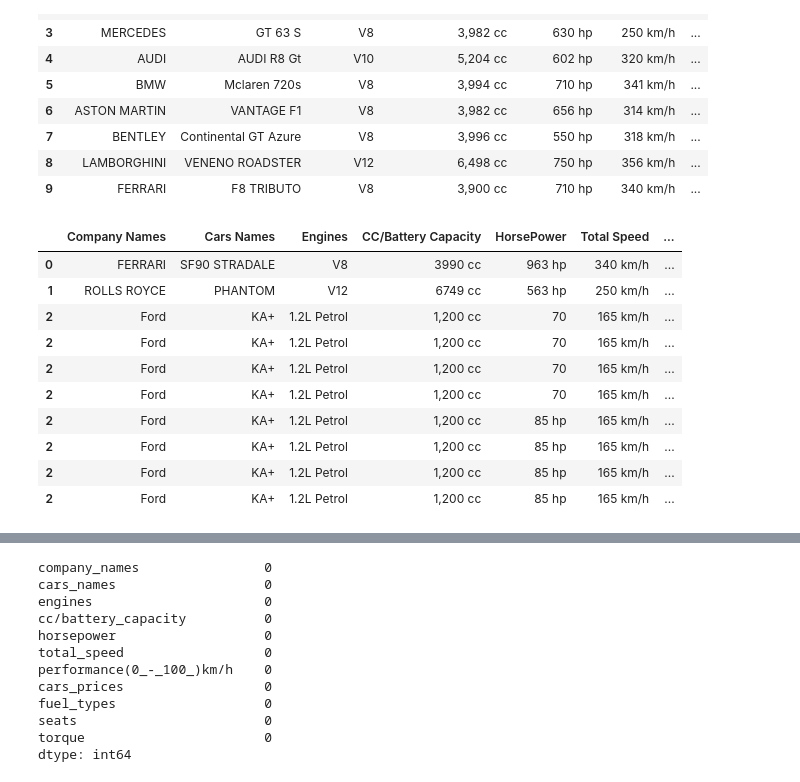
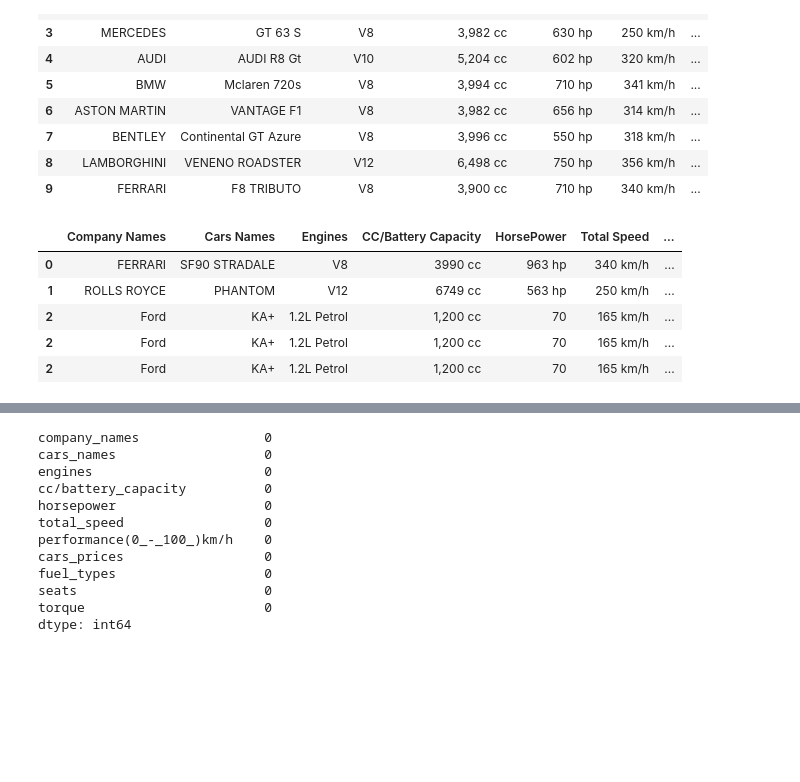
Before and after one commit to JoseSencion020796/Data-Science-Projects, a Jupyter notebook: Notebooks/Car_analysis_notebook.ipynb, the cells around one changed output, grey strips where cells are left out. Drawn from its saved outputs; the diff is of its cells as text; code cells hidden in the pictures; blank space fills up the shorter version.

```diff
--- a/Notebooks/Car_analysis_notebook.ipynb
+++ b/Notebooks/Car_analysis_notebook.ipynb
@@ -37,39 +39,34 @@ raw_data = raw_data.assign(
     Engines=raw_data['Engines'].str.split('/'),
     **{'CC/Battery Capacity': raw_data['CC/Battery Capacity'].str.split('/')},
     **{'Fuel Types': raw_data['Fuel Types'].str.split('/')},
     HorsePower=raw_data['HorsePower'].str.split('-'),
     **{'Cars Prices': raw_data['Cars Prices'].str.split('-')},
     Torque=raw_data['Torque'].str.split('-')
 )
 
 raw_data = (
     raw_data
     .explode('Engines')
     .explode('CC/Battery Capacity')
     .explode('Fuel Types')
     .explode('HorsePower')
     .explode('Cars Prices')
     .explode('Torque')
 )
 
 raw_data['Torque'] = raw_data['Torque'].str.split('/')
 raw_data['HorsePower'] = raw_data['HorsePower'].str.split('/')
 raw_data['CC/Battery Capacity'] = raw_data['CC/Battery Capacity'].str.split('-')
 
 raw_data = raw_data.explode('Torque').explode('HorsePower').explode('CC/Battery Capacity')
-raw_data.head(10)
+raw_data.head()
 # %% [output]
 |  | Company Names | Cars Names | Engines | CC/Battery Capacity | HorsePower | Total Speed | ... |
 | 0 | FERRARI | SF90 STRADALE | V8 | 3990 cc | 963 hp | 340 km/h | ... |
 | 1 | ROLLS ROYCE | PHANTOM | V12 | 6749 cc | 563 hp | 250 km/h | ... |
 | 2 | Ford | KA+ | 1.2L Petrol | 1,200 cc | 70 | 165 km/h | ... |
 | 2 | Ford | KA+ | 1.2L Petrol | 1,200 cc | 70 | 165 km/h | ... |
 | 2 | Ford | KA+ | 1.2L Petrol | 1,200 cc | 70 | 165 km/h | ... |
-| 2 | Ford | KA+ | 1.2L Petrol | 1,200 cc | 70 | 165 km/h | ... |
-| 2 | Ford | KA+ | 1.2L Petrol | 1,200 cc | 85 hp | 165 km/h | ... |
-| 2 | Ford | KA+ | 1.2L Petrol | 1,200 cc | 85 hp | 165 km/h | ... |
-| 2 | Ford | KA+ | 1.2L Petrol | 1,200 cc | 85 hp | 165 km/h | ... |
-| 2 | Ford | KA+ | 1.2L Petrol | 1,200 cc | 85 hp | 165 km/h | ... |
 # %%
 #Adding Aditional columns
 raw_data = raw_data.applymap(lambda x: x.strip() if isinstance(x, str) else x)
```
Also changed, not shown: parts of 10 cells of this notebook.
